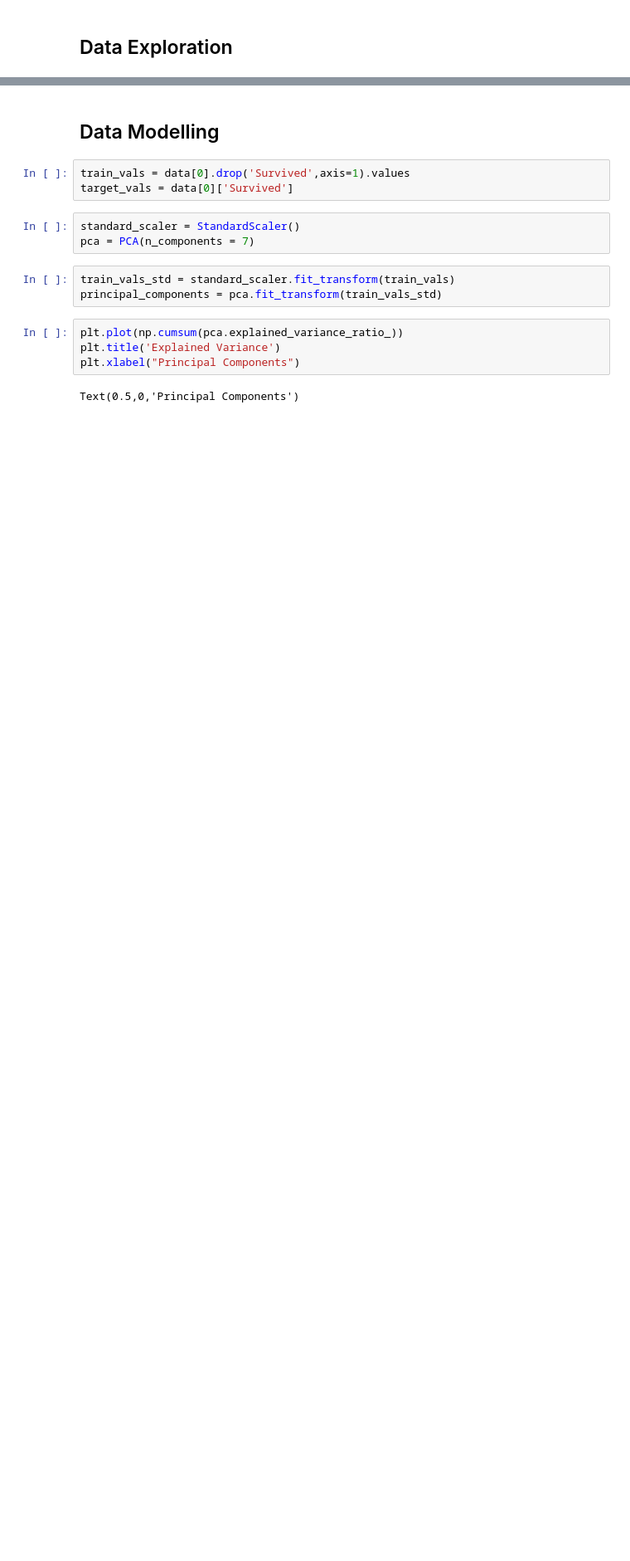
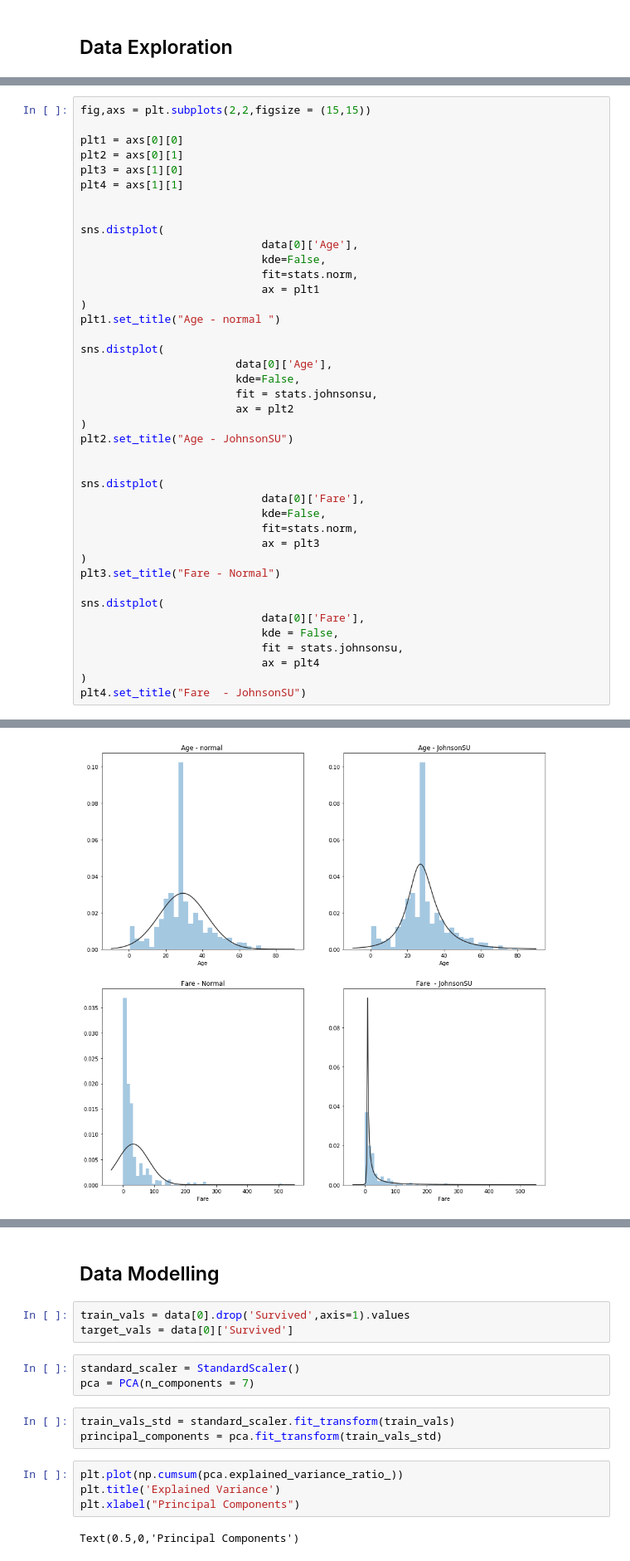
Before and after one commit to kho226/kaggle, a Jupyter notebook: titanic/titanic2.0.ipynb, the cells around one changed output, grey strips where cells are left out. Shown: that part at 83% size. Drawn from its saved outputs; the diff is of its cells as text; blank space fills up the shorter version.

```diff
--- a/titanic/titanic2.0.ipynb
+++ b/titanic/titanic2.0.ipynb
@@ -169,0 +161,42 @@ axs[1][1].legend(loc="upper right")
+# %%
+fig,axs = plt.subplots(2,2,figsize = (15,15))
+
+plt1 = axs[0][0]
+plt2 = axs[0][1]
+plt3 = axs[1][0]
+plt4 = axs[1][1]
+
+
+sns.distplot(
+                            data[0]['Age'],
+                            kde=False,
+                            fit=stats.norm,
+                            ax = plt1
+)
+plt1.set_title("Age - normal ")
+
+sns.distplot(
+                        data[0]['Age'],
+                        kde=False,
+                        fit = stats.johnsonsu,
+                        ax = plt2
+)
+plt2.set_title("Age - JohnsonSU")
+
+
+sns.distplot(
+                            data[0]['Fare'],
+                            kde=False,
+                            fit=stats.norm,
+                            ax = plt3
+)
+plt3.set_title("Fare - Normal")
+
+sns.distplot(
+                            data[0]['Fare'],
+                            kde = False,
+                            fit = stats.johnsonsu,
+                            ax = plt4
+)
+plt4.set_title("Fare  - JohnsonSU")
+# %% [output]
@@ -169,0 +204 @@ axs[1][1].legend(loc="upper right")
+[figure, added]
```
Also changed, not shown: parts of 16 cells of this notebook, 7 other files.
